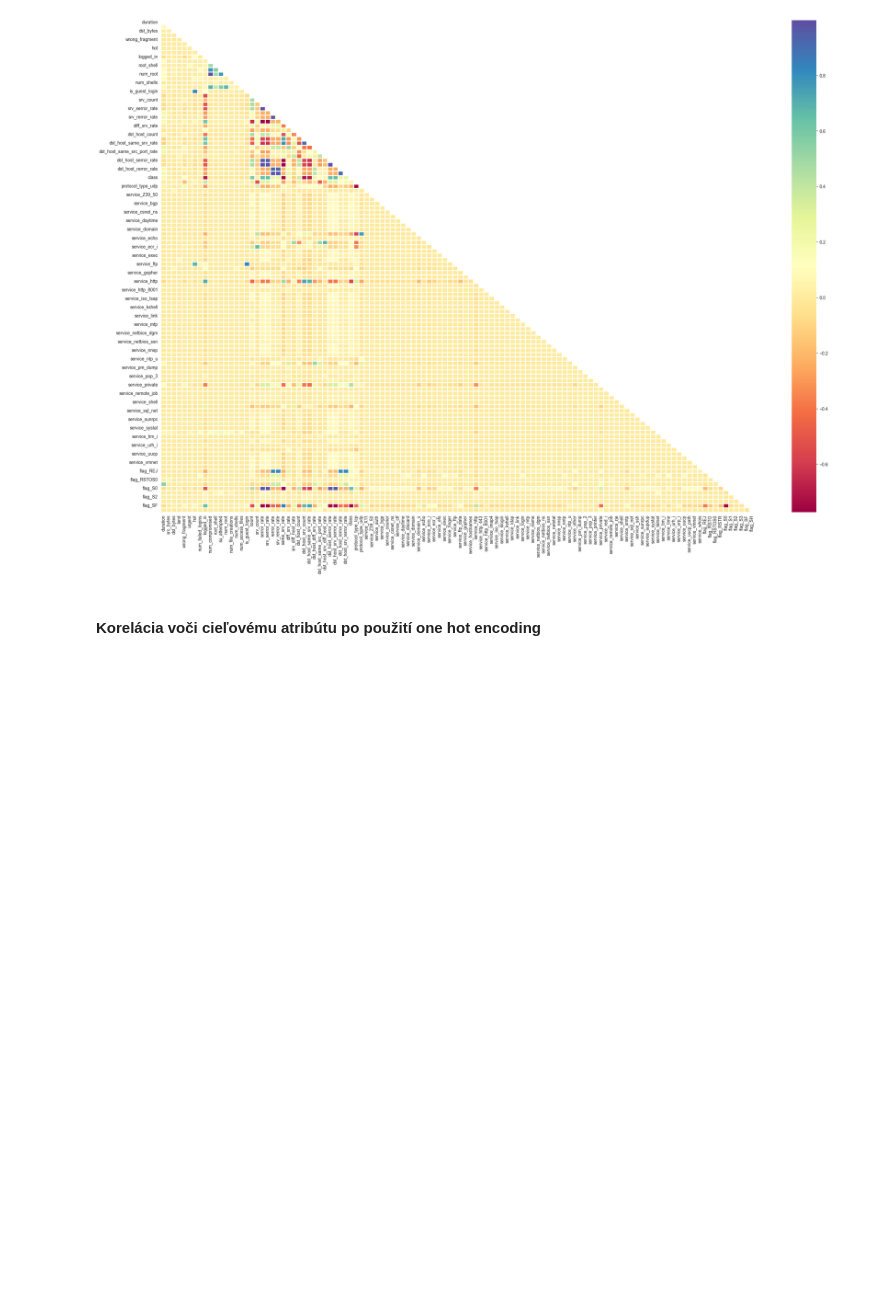
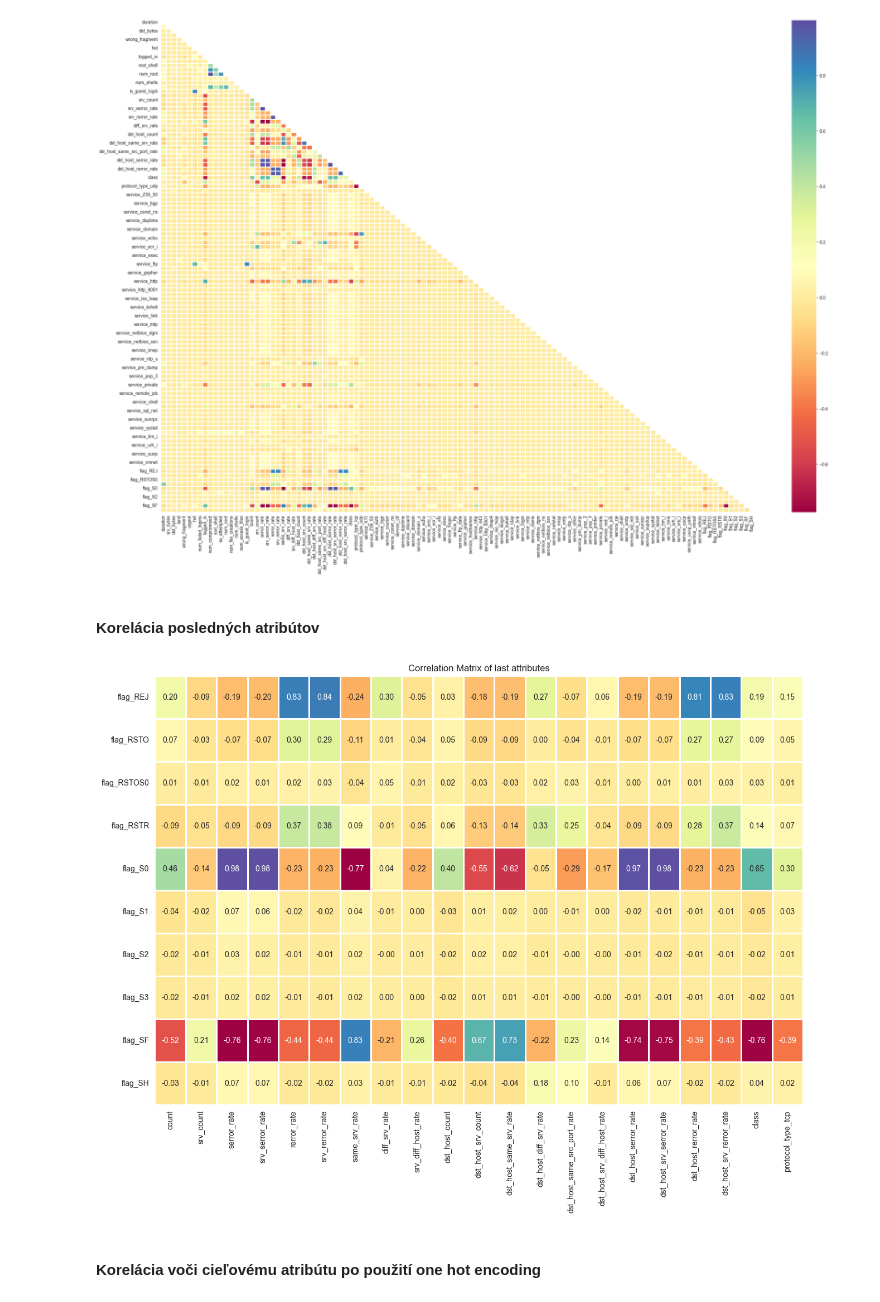
Before and after one commit to M4jkky/CRISP-DataMining, a Jupyter notebook: eda.ipynb, the cells around one changed output. Drawn from its saved outputs; the diff is of its cells as text; code cells hidden in the pictures; blank space fills up the shorter version.

```diff
--- a/eda.ipynb
+++ b/eda.ipynb
@@ -215,11 +215,24 @@ plt.show()
 # %%
 df_encoded = pd.get_dummies(df, drop_first=True)
 plt.figure(figsize = (30,20))
-sns.set_style('white')
 sns.heatmap(df_encoded.corr(), mask=np.triu(np.ones_like(df_encoded.corr(), dtype=bool)), linewidths=2, annot=False, fmt=".2f", annot_kws={"size": 9}, cbar=True, cmap='Spectral')
 plt.show()
 # %% [output]
 [figure]
+# %% [markdown]
+#### Korelácia posledných atribútov
+# %%
+y_axis_columns = df_encoded.columns[-10:]
+x_axis_columns = df_encoded.columns[17:38]
+
+correlation_matrix = df_encoded[x_axis_columns].join(df_encoded[y_axis_columns]).corr()
+
+plt.figure(figsize=(15, 10))
+sns.heatmap(correlation_matrix.loc[y_axis_columns, x_axis_columns], annot=True, fmt=".2f", cmap='Spectral',cbar=False , linewidths=2)
+plt.title('Correlation Matrix of last attributes')
+plt.show()
+# %% [output]
+[figure, added]
 # %% [markdown]
 #### Korelácia voči cieľovému atribútu po použití one hot encoding
 # %%
```
